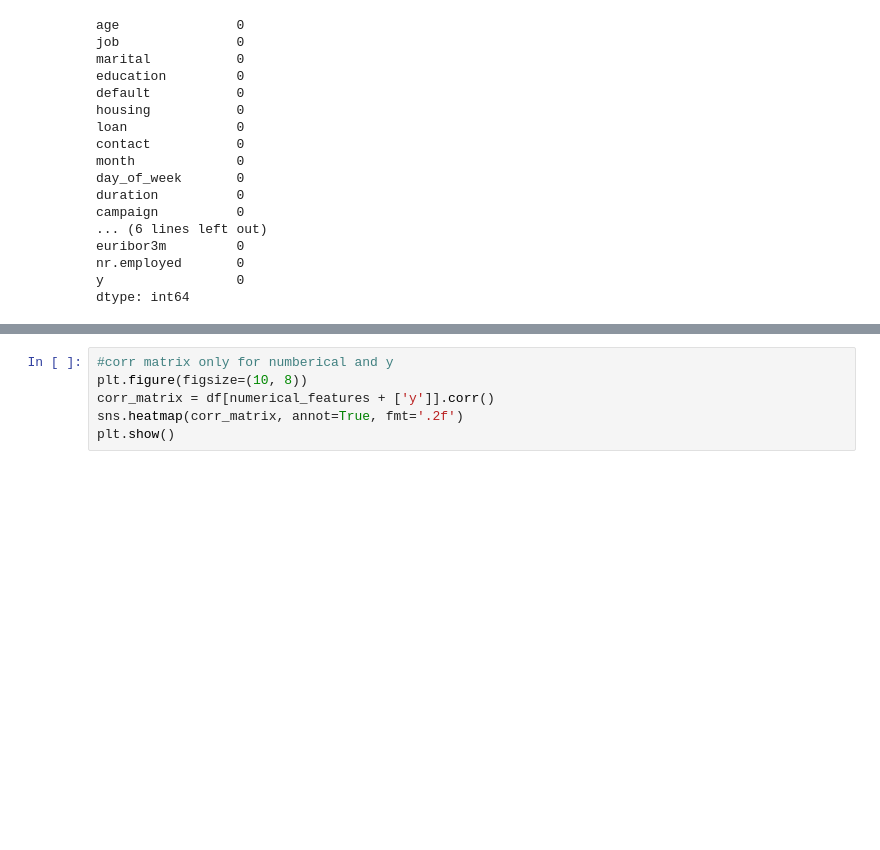
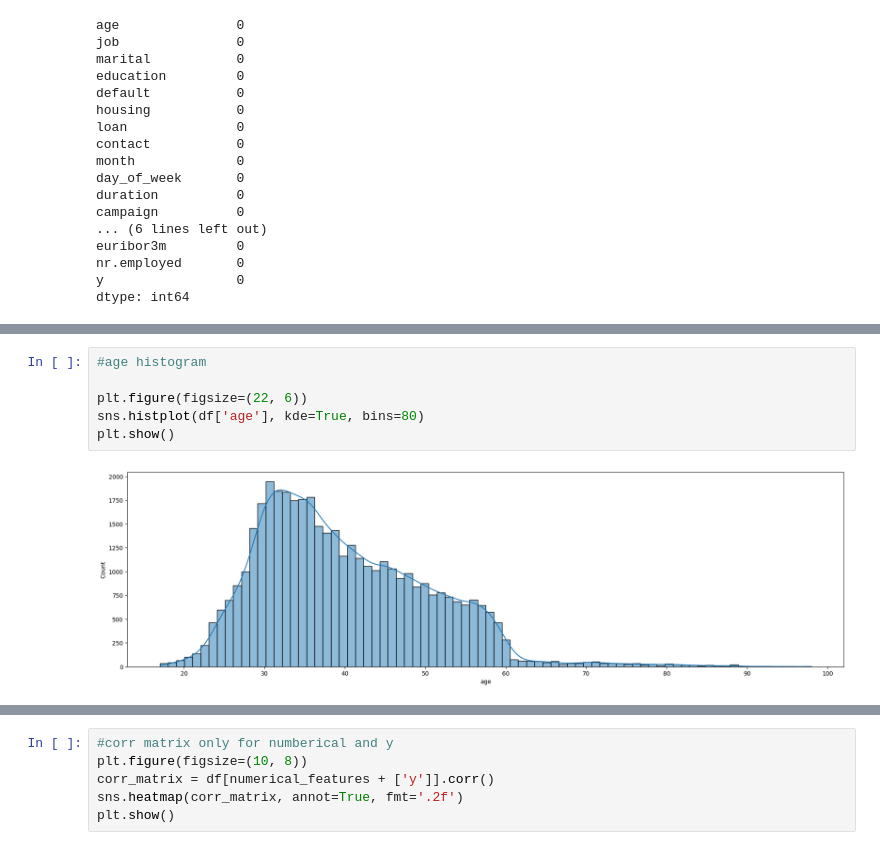
Before and after one commit to Egor1077/Works, a Jupyter notebook: Bank marketing campaign/Analysis.ipynb, the cells around one changed output, grey strips where cells are left out. Cells and saved outputs as stored; diff of their text form; blank space fills up the shorter version.

```diff
--- a/Bank marketing campaign/Analysis.ipynb
+++ b/Bank marketing campaign/Analysis.ipynb
@@ -42,0 +63,8 @@ dtype: int64
+# %%
+#age histogram
+
+plt.figure(figsize=(22, 6))
+sns.histplot(df['age'], kde=True, bins=80)
+plt.show()
+# %% [output]
+[figure, added]
```
Also changed, not shown: parts of 21 cells of this notebook, 1 other file.
